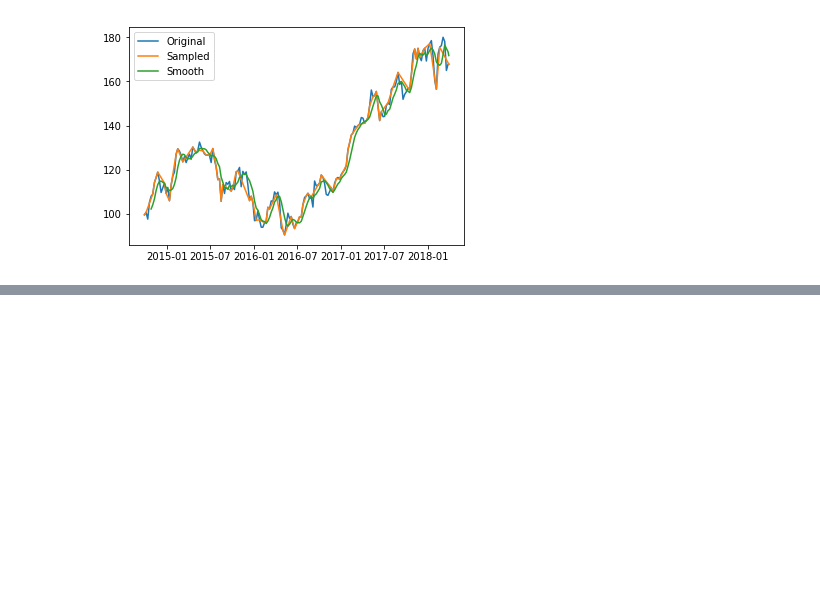
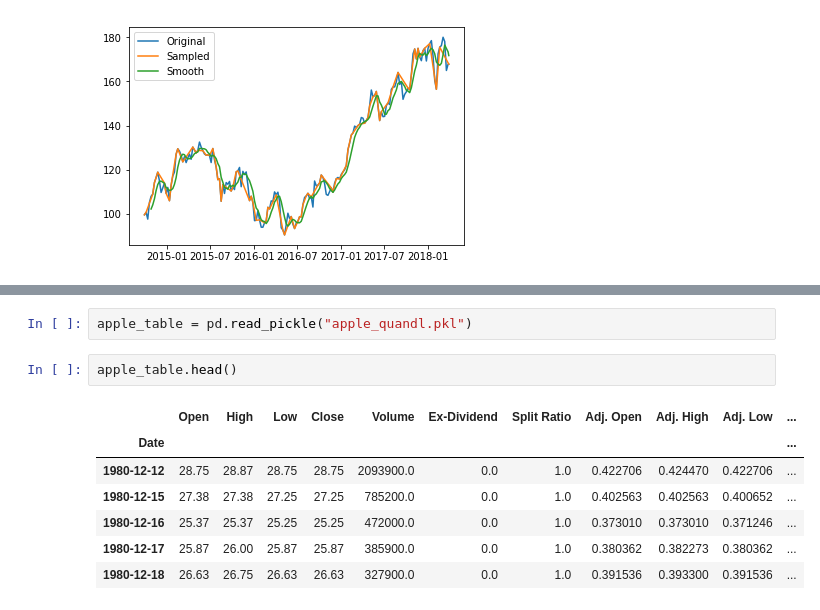
Before and after one commit to Sukhrobjon/DS-1.1, a Jupyter notebook: class_exercises/time_series_activity.ipynb, the cells around one changed output, grey strips where cells are left out. Saved outputs shown, nothing was run; the diff lists cells and outputs as text; blank space fills up the shorter version.

```diff
--- a/class_exercises/review_gmm_kde.ipynb
+++ b/class_exercises/time_series_activity.ipynb
@@ -83,0 +107,12 @@ plt.show()
+# %%
+apple_table = pd.read_pickle("apple_quandl.pkl")
+# %%
+apple_table.head()
+# %% [output]
+|  | Open | High | Low | Close | Volume | Ex-Dividend | Split Ratio | Adj. Open | Adj. High | Adj. Low | ... |
+| Date |  |  |  |  |  |  |  |  |  |  | ... |
+| 1980-12-12 | 28.75 | 28.87 | 28.75 | 28.75 | 2093900.0 | 0.0 | 1.0 | 0.422706 | 0.424470 | 0.422706 | ... |
+| 1980-12-15 | 27.38 | 27.38 | 27.25 | 27.25 | 785200.0 | 0.0 | 1.0 | 0.402563 | 0.402563 | 0.400652 | ... |
+| 1980-12-16 | 25.37 | 25.37 | 25.25 | 25.25 | 472000.0 | 0.0 | 1.0 | 0.373010 | 0.373010 | 0.371246 | ... |
+| 1980-12-17 | 25.87 | 26.00 | 25.87 | 25.87 | 385900.0 | 0.0 | 1.0 | 0.380362 | 0.382273 | 0.380362 | ... |
+| 1980-12-18 | 26.63 | 26.75 | 26.63 | 26.63 | 327900.0 | 0.0 | 1.0 | 0.391536 | 0.393300 | 0.391536 | ... |
```
Also changed, not shown: parts of 2 cells of this notebook, 1 other file.
